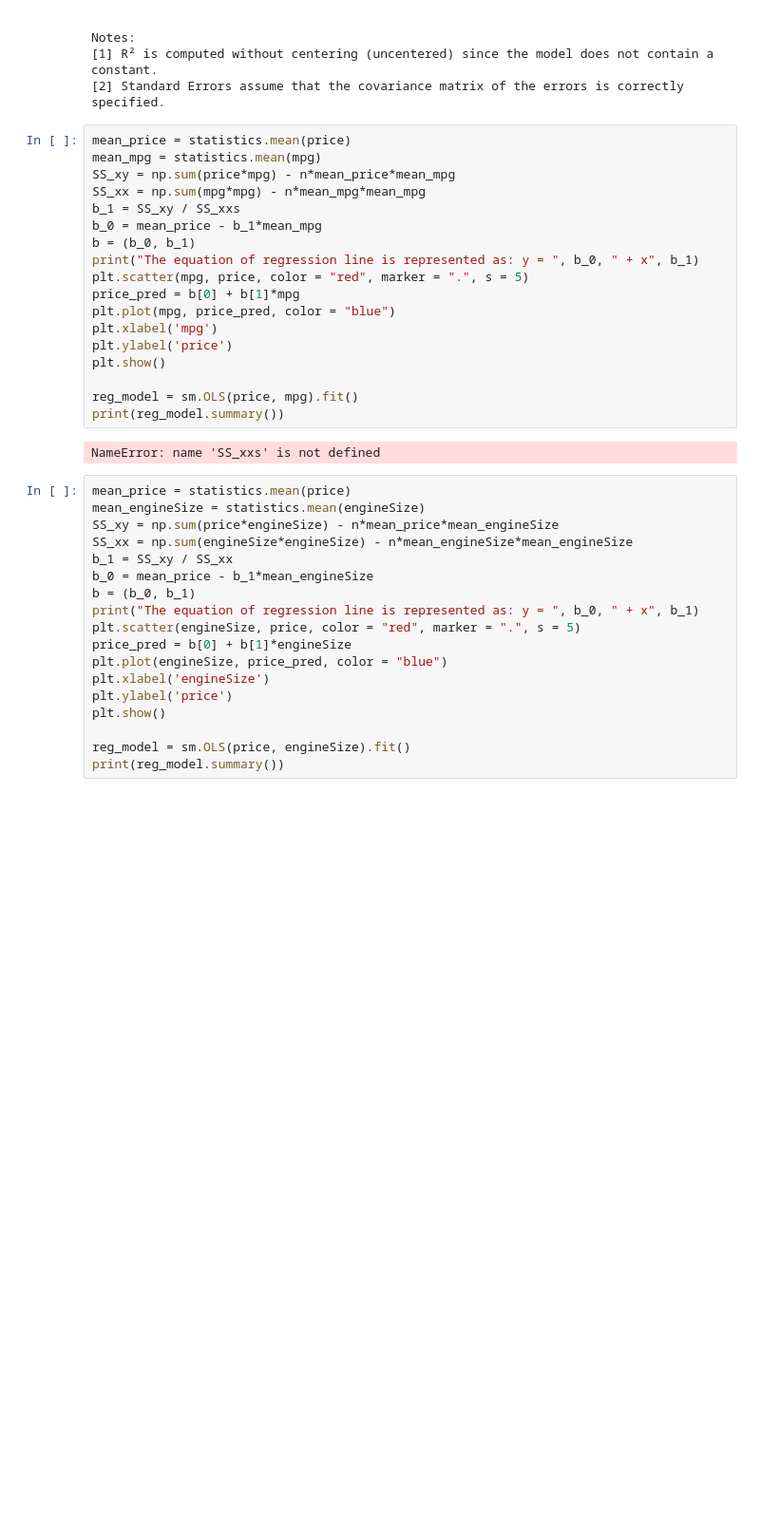
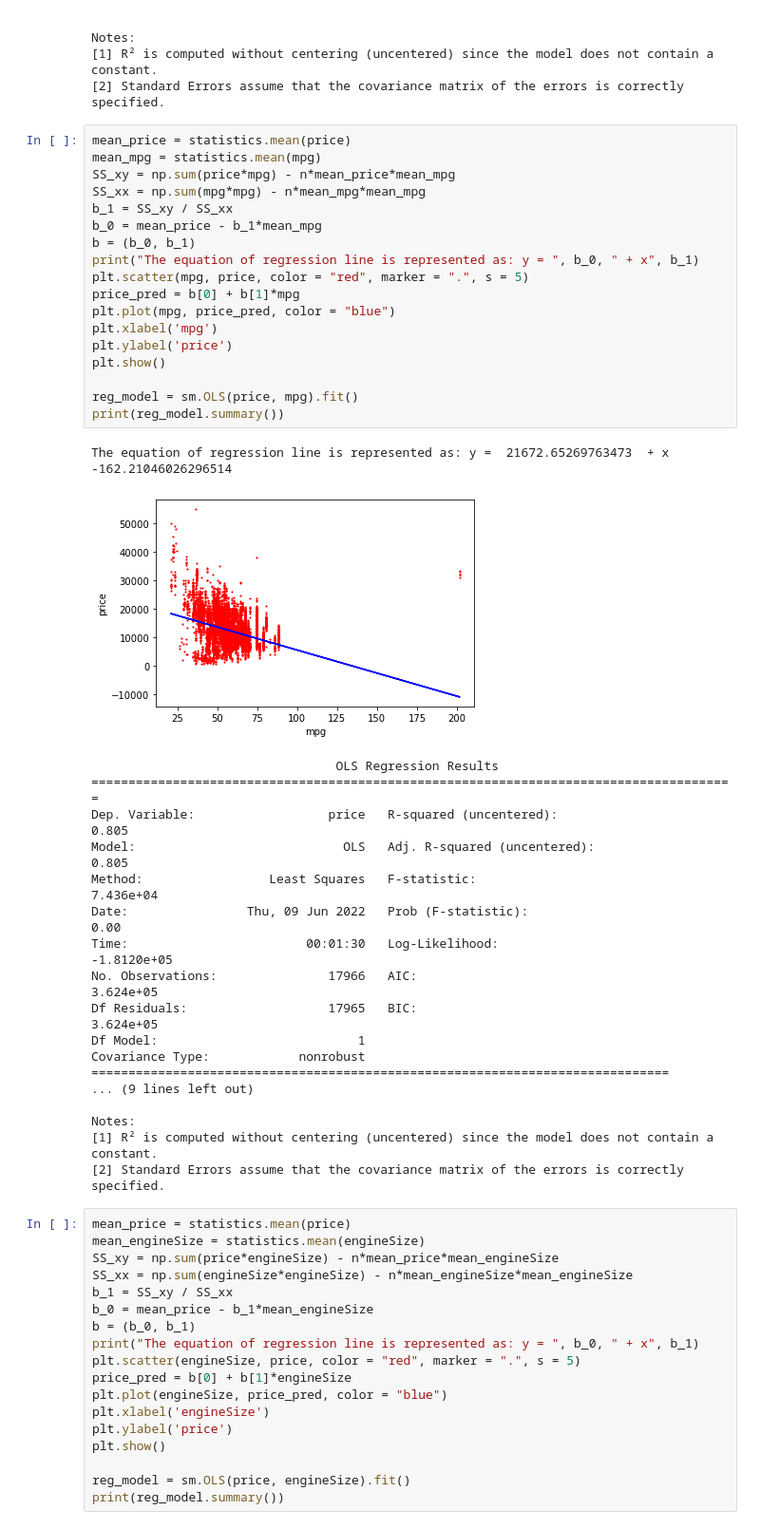
Before and after one commit to Pyother/business-analysis, a Jupyter notebook: ford_cars_prediction.ipynb, the cells around one changed output. Shown at 95% size. Drawn from its saved outputs; the diff is of its cells as text; blank space fills up the shorter version.

```diff
--- a/ford_cars_prediction.ipynb
+++ b/ford_cars_prediction.ipynb
@@ -417,23 +417,41 @@ Notes:
 # %%
 mean_price = statistics.mean(price)
 mean_mpg = statistics.mean(mpg)
 SS_xy = np.sum(price*mpg) - n*mean_price*mean_mpg
 SS_xx = np.sum(mpg*mpg) - n*mean_mpg*mean_mpg
-b_1 = SS_xy / SS_xxs
+b_1 = SS_xy / SS_xx
 b_0 = mean_price - b_1*mean_mpg
 b = (b_0, b_1)
 print("The equation of regression line is represented as: y = ", b_0, " + x", b_1)
 plt.scatter(mpg, price, color = "red", marker = ".", s = 5)
 price_pred = b[0] + b[1]*mpg
 plt.plot(mpg, price_pred, color = "blue")
 plt.xlabel('mpg')
 plt.ylabel('price')
 plt.show()
 
 reg_model = sm.OLS(price, mpg).fit()
 print(reg_model.summary())
 # %% [output]
-NameError: name 'SS_xxs' is not defined
+The equation of regression line is represented as: y =  21672.65269763473  + x -162.21046026296514
+[figure, added]
+                                 OLS Regression Results
+=======================================================================================
+Dep. Variable:                  price   R-squared (uncentered):                   0.805
+Model:                            OLS   Adj. R-squared (uncentered):              0.805
+Method:                 Least Squares   F-statistic:                          7.436e+04
+Date:                Thu, 09 Jun 2022   Prob (F-statistic):                        0.00
+Time:                        00:01:30   Log-Likelihood:                     -1.8120e+05
+No. Observations:               17966   AIC:                                  3.624e+05
+Df Residuals:                   17965   BIC:                                  3.624e+05
+Df Model:                           1
+Covariance Type:            nonrobust
+==============================================================================
+... (9 lines left out)
+
+Notes:
+[1] R² is computed without centering (uncentered) since the model does not contain a constant.
+[2] Standard Errors assume that the covariance matrix of the errors is correctly specified.
 # %%
 mean_price = statistics.mean(price)
 mean_engineSize = statistics.mean(engineSize)
```
Also changed, not shown: parts of 9 cells of this notebook.
